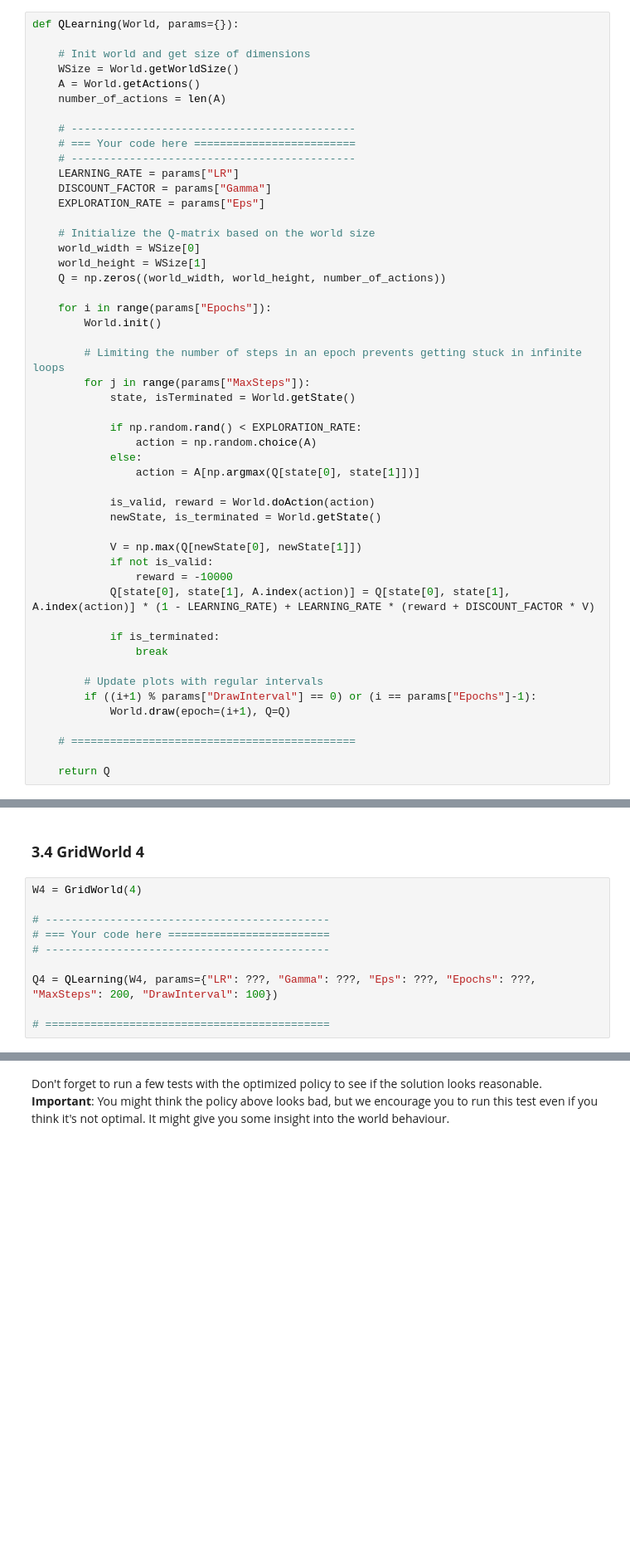
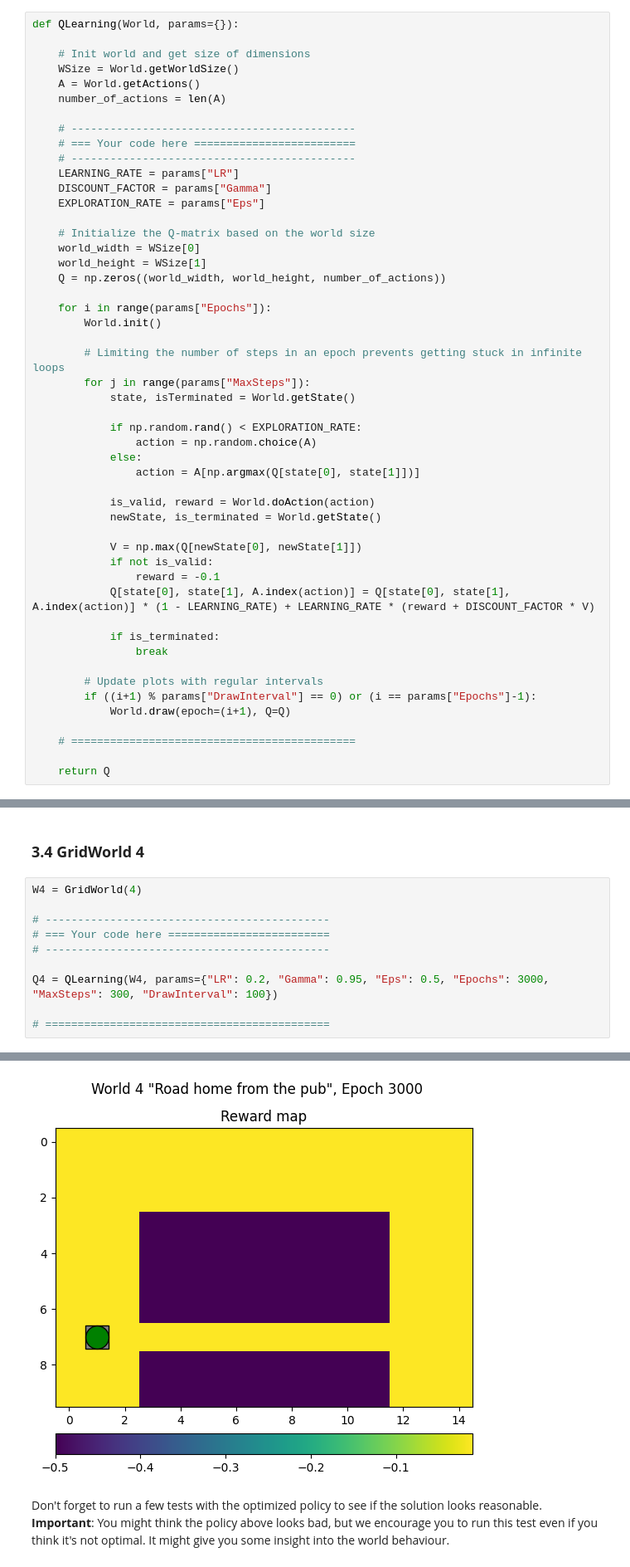
Before and after one commit to Jack-Kolm/TBMI26-labs-2024, a Jupyter notebook: A4_Reinforcement/QLearning.ipynb, the cells around one changed output, grey strips where cells are left out. Shown at 83% size. Drawn from its saved outputs; the diff is of its cells as text; blank space fills up the shorter version.

```diff
--- a/A4_Reinforcement/QLearning.ipynb
+++ b/A4_Reinforcement/QLearning.ipynb
@@ -159,7 +159,7 @@ def QLearning(World, params={}):
 
             V = np.max(Q[newState[0], newState[1]])
             if not is_valid:
-                reward = -10000
+                reward = -0.1
             Q[state[0], state[1], A.index(action)] = Q[state[0], state[1], A.index(action)] * (1 - LEARNING_RATE) + LEARNING_RATE * (reward + DISCOUNT_FACTOR * V)
 
             if is_terminated:
@@ -335,7 +335,7 @@ W4 = GridWorld(4)
 # === Your code here =========================
 # --------------------------------------------
 
-Q4 = QLearning(W4, params={"LR": ???, "Gamma": ???, "Eps": ???, "Epochs": ???, "MaxSteps": 200, "DrawInterval": 100})
+Q4 = QLearning(W4, params={"LR": 0.2, "Gamma": 0.95, "Eps": 0.5, "Epochs": 3000, "MaxSteps": 300, "DrawInterval": 100})
 
 # ============================================
 # %% [output]
@@ -343,3 +342,4 @@ SyntaxError: invalid syntax (2826482131.py, line 7)
+[figure, added]
 # %% [markdown]
 Don't forget to run a few tests with the optimized policy to see if the solution looks reasonable. **Important**: You might think the policy above looks bad, but we encourage you to run this test even if you think it's not optimal. It might give you some insight into the world behaviour.
 # %%
```
Also changed, not shown: parts of 5 cells of this notebook.
